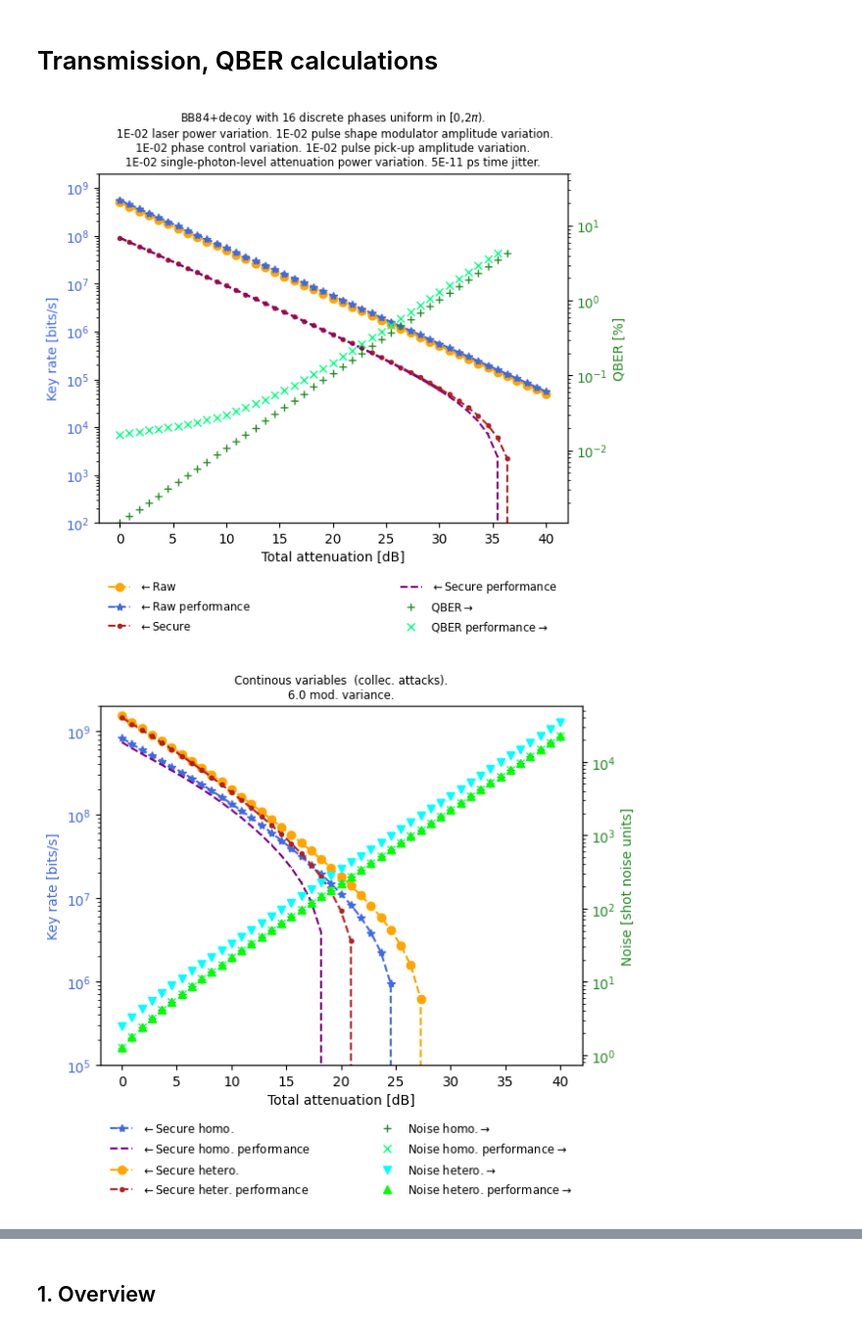
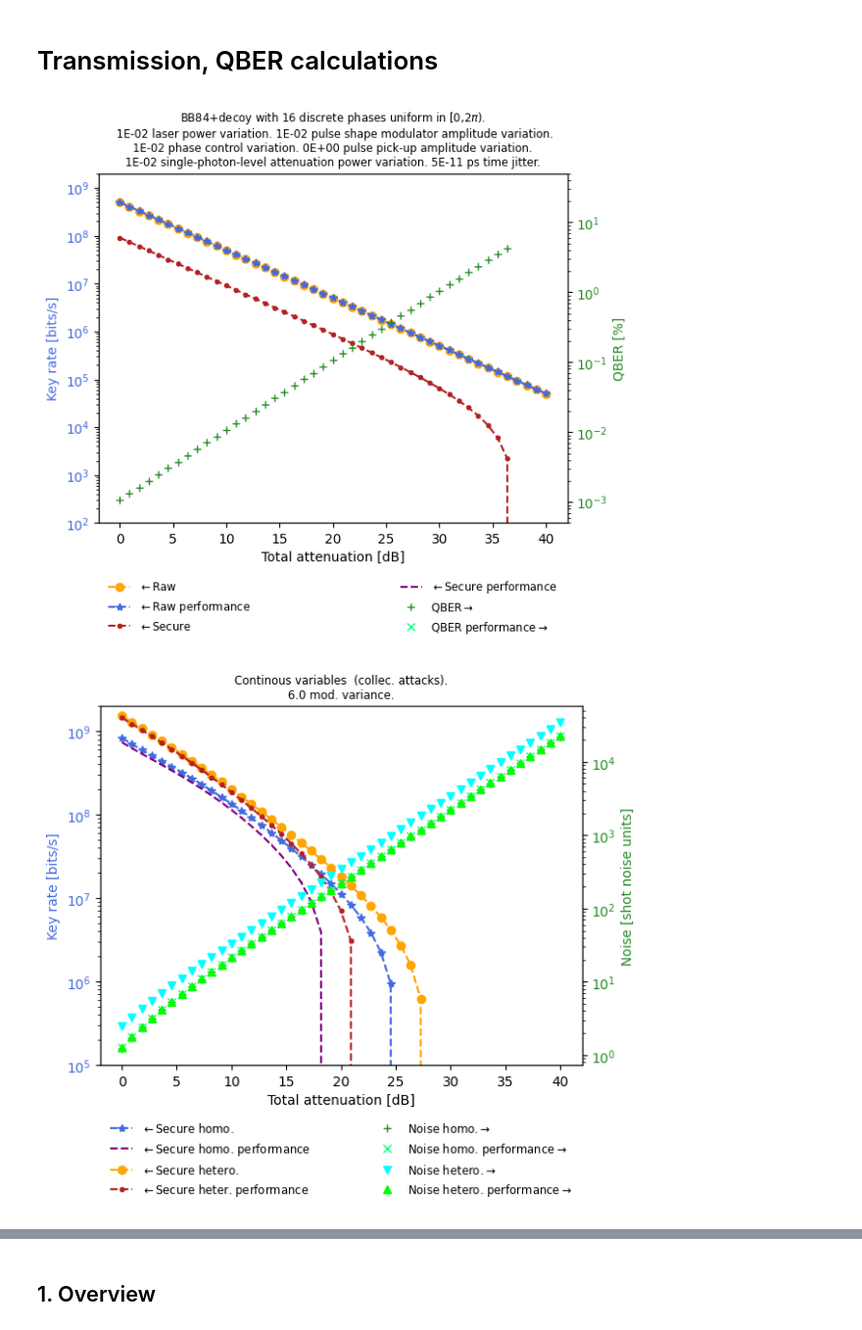
Before and after one commit to marcjofreProf/SeminarQuantumTechnologiesCybersecurity, a Jupyter notebook: Class - Session3 - KeyBuildingBlocks.ipynb, the cells around one changed output, grey strips where cells are left out. Shown at 98% size. Saved outputs shown, nothing was run; the diff lists cells and outputs as text; code cells hidden in the pictures.

```diff
--- a/Class - Session3 - KeyBuildingBlocks.ipynb
+++ b/Class - Session3 - KeyBuildingBlocks.ipynb
@@ -1178,8 +1178,8 @@ ConfigurationPhases[0]=float(Nphases)
 ConfigurationPhases[1]=PhaseRandomizationVariation # rad. Standard deviation/variation
 
 ############################# Polarization/phase modulator ##################################
-PolarizationSelectionAmplitudeDeviation=1e-2 # Deviation from nominal value (potentially it can account for deviations in polarization or phase states)
-PolarizationSelectionAmplitudeVariation=1e-2 # Standard deviation from nominal value
+PolarizationSelectionAmplitudeDeviation=np.tan(np.pi/10.0)#1e-2 # Deviation from nominal value (potentially it can account for deviations in polarization or phase states)
+PolarizationSelectionAmplitudeVariation=0.0#1e-2 # Standard deviation from nominal value
 ConfigurationPolarizationSelection=np.zeros((2),dtype=np.float32)
 ConfigurationPolarizationSelection[0]=PolarizationSelectionAmplitudeDeviation # Meant for deviation
 ConfigurationPolarizationSelection[1]=PolarizationSelectionAmplitudeVariation # Meant for standard variation
@@ -1324,33 +1324,33 @@ plt.title('Continous variables  (collec. attacks).\n'+str("{:.1f}".format(System
 #plt.savefig('FigTheoreticalCVSKRnoise.png', format = 'png', dpi = 600 )
 plt.show()
 
 ## Figures
 plt.figure()
 line1,=plt.plot(dBatt,KeyBitRateLowerBondContinousVariablesHomoDyne,'royalblue',linestyle='dashed',marker='*')
 line2,=plt.plot(dBatt,PrecisionElementsKeyBitRateLowerBondContinousVariablesHomoDyne,'purple',linestyle='dashed',marker=',')
 line3,=plt.plot(dBatt,KeyBitRateLowerBondContinousVariablesHeteroDyne,'orange',linestyle='dashed',marker='o')
 line4,=plt.plot(dBatt,PrecisionElementsKeyBitRateLowerBondContinousVariablesHeteroDyne,'firebrick',linestyle='dashed',marker='.')
 #plt.legend(loc='upper center')
 #plt.xscale('log')
 plt.yscale('log')
 plt.ylim(np.max([1e5,KeyBitRateLowerBondContinousVariablesHomoDyne[-1],PrecisionElementsKeyBitRateLowerBondContinousVariablesHomoDyne[-1],KeyBitRateLowerBondContinousVariablesHeteroDyne[-1],PrecisionElementsKeyBitRateLowerBondContinousVariablesHeteroDyne[-1]]),SourcePulseRate)
 plt.xlabel('Total attenuation [dB]',color='k')
 plt.ylabel('Key rate [bits/s]',color='royalblue')
 plt.tick_params(axis="y", labelcolor='royalblue')
 plt.twinx()
 line5,=plt.plot(dBatt,100.0*QBERHomodyneContinousVariables,'forestgreen',linestyle='None',marker='+')
 line6,=plt.plot(dBatt,100.0*PrecisionElementsQBERHomodyneContinousVariables,'springgreen',linestyle='None',marker='x')
 line7,=plt.plot(dBatt,100.0*QBERHeterodyneContinousVariables,'cyan',linestyle='None',marker='v')
 line8,=plt.plot(dBatt,100.0*PrecisionElementsQBERHeterodyneContinousVariables,'lime',linestyle='None',marker='^')
 #plt.yscale('log')
 #plt.ylim(np.max([5e-4,np.min([100.0*PrecisionElementsQBERHomodyneContinousVariables[0],100.0*PrecisionElementsQBERHeterodyneContinousVariables[0],100.0*QBERHomodyneContinousVariables[0],100.0*QBERHeterodyneContinousVariables[0]])]),5e1)
 plt.tick_params(axis="y", labelcolor='forestgreen')
 plt.ylabel('QBER [%]', color='forestgreen')
 plt.legend((line1, line2, line3, line4, line5, line6, line7, line8), (r'$\leftarrow$'+'Secure homo.',r'$\leftarrow$'+'Secure homo. performance',r'$\leftarrow$'+'Secure hetero.',r'$\leftarrow$'+'Secure heter. performance', 'QBER homo.'+r'$\rightarrow$', 'QBER homo. performance'+r'$\rightarrow$', 'QBER hetero.'+r'$\rightarrow$', 'QBER hetero. performance'+r'$\rightarrow$'),bbox_to_anchor=(0, -0.4, 1, 0), loc="lower left", mode="expand", ncol=2,shadow = False, fancybox = False, frameon = False, fontsize='small')# 'best'
 plt.title('Continous variables (collec. attacks), assuming 4-pi/4-PSK or 4-QAM modulation.\n'+str("{:.1f}".format(SystemDetectorPerformanceArray[0]))+' mod. variance.', fontsize='small')
 #plt.savefig('FigTheoreticalCVSKRqber.png', format = 'png', dpi = 600 )
 plt.show()
 # %% [output]
-[figure, old version]
+[figure, new version]
 [figure]
 [figure]
```
Also changed, not shown: parts of 27 cells of this notebook, 9 other files.
